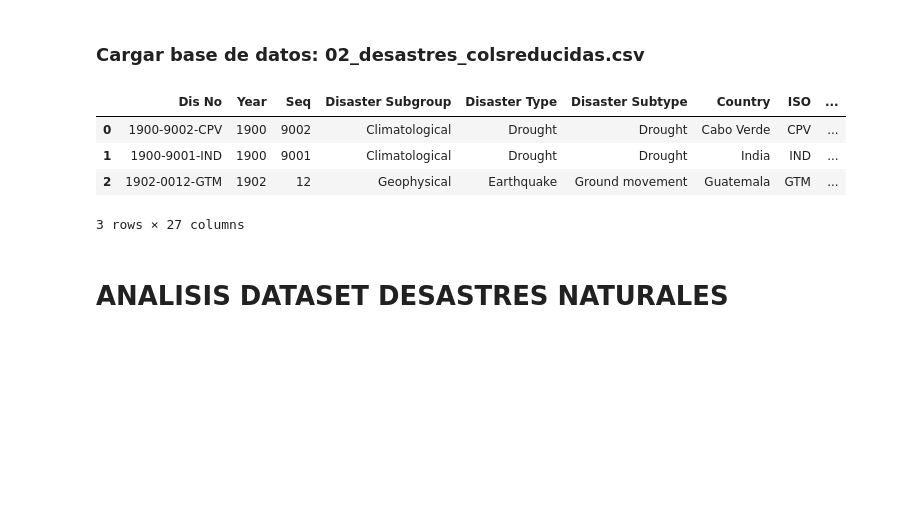
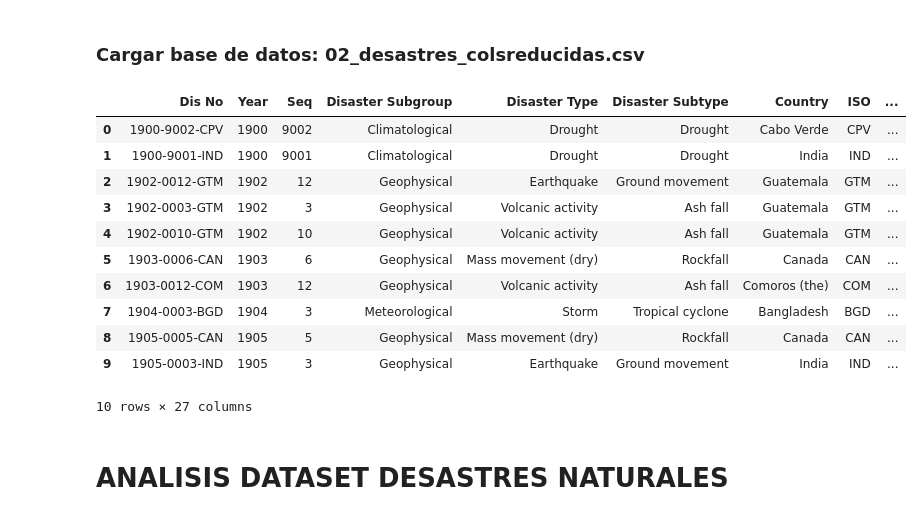
Before and after one commit to AleDataAnalyst/grupo2_desastresnaturales, a Jupyter notebook: Notebooks/01LimpiarDatos/01_Ele_Analisis_Inicial.ipynb, the cells around one changed output. Cells and saved outputs as stored; diff of their text form; code cells hidden in the pictures; blank space fills up the shorter version.

```diff
--- a/Notebooks/01LimpiarDatos/01_Ele_Analisis_Inicial.ipynb
+++ b/Notebooks/01LimpiarDatos/01_Ele_Analisis_Inicial.ipynb
@@ -13,13 +13,20 @@ from geopy.geocoders import Nominatim
 ### Cargar base de datos: 02_desastres_colsreducidas.csv
 # %%
 df = pd.read_csv('../../Data/02ParaLimpiar/02desastres_paralimpiar.csv', delimiter=';', encoding='utf-8')
-df.head(3)
+df.head(10)
 # %% [output]
 |  | Dis No | Year | Seq | Disaster Subgroup | Disaster Type | Disaster Subtype | Country | ISO | ... |
 | 0 | 1900-9002-CPV | 1900 | 9002 | Climatological | Drought | Drought | Cabo Verde | CPV | ... |
 | 1 | 1900-9001-IND | 1900 | 9001 | Climatological | Drought | Drought | India | IND | ... |
 | 2 | 1902-0012-GTM | 1902 | 12 | Geophysical | Earthquake | Ground movement | Guatemala | GTM | ... |
+| 3 | 1902-0003-GTM | 1902 | 3 | Geophysical | Volcanic activity | Ash fall | Guatemala | GTM | ... |
+| 4 | 1902-0010-GTM | 1902 | 10 | Geophysical | Volcanic activity | Ash fall | Guatemala | GTM | ... |
+| 5 | 1903-0006-CAN | 1903 | 6 | Geophysical | Mass movement (dry) | Rockfall | Canada | CAN | ... |
+| 6 | 1903-0012-COM | 1903 | 12 | Geophysical | Volcanic activity | Ash fall | Comoros (the) | COM | ... |
+| 7 | 1904-0003-BGD | 1904 | 3 | Meteorological | Storm | Tropical cyclone | Bangladesh | BGD | ... |
+| 8 | 1905-0005-CAN | 1905 | 5 | Geophysical | Mass movement (dry) | Rockfall | Canada | CAN | ... |
+| 9 | 1905-0003-IND | 1905 | 3 | Geophysical | Earthquake | Ground movement | India | IND | ... |
-3 rows × 27 columns
+10 rows × 27 columns
 # %% [markdown]
 # ANALISIS DATASET DESASTRES NATURALES
 # %% [markdown]
```
Also changed, not shown: parts of 6 cells of this notebook.
